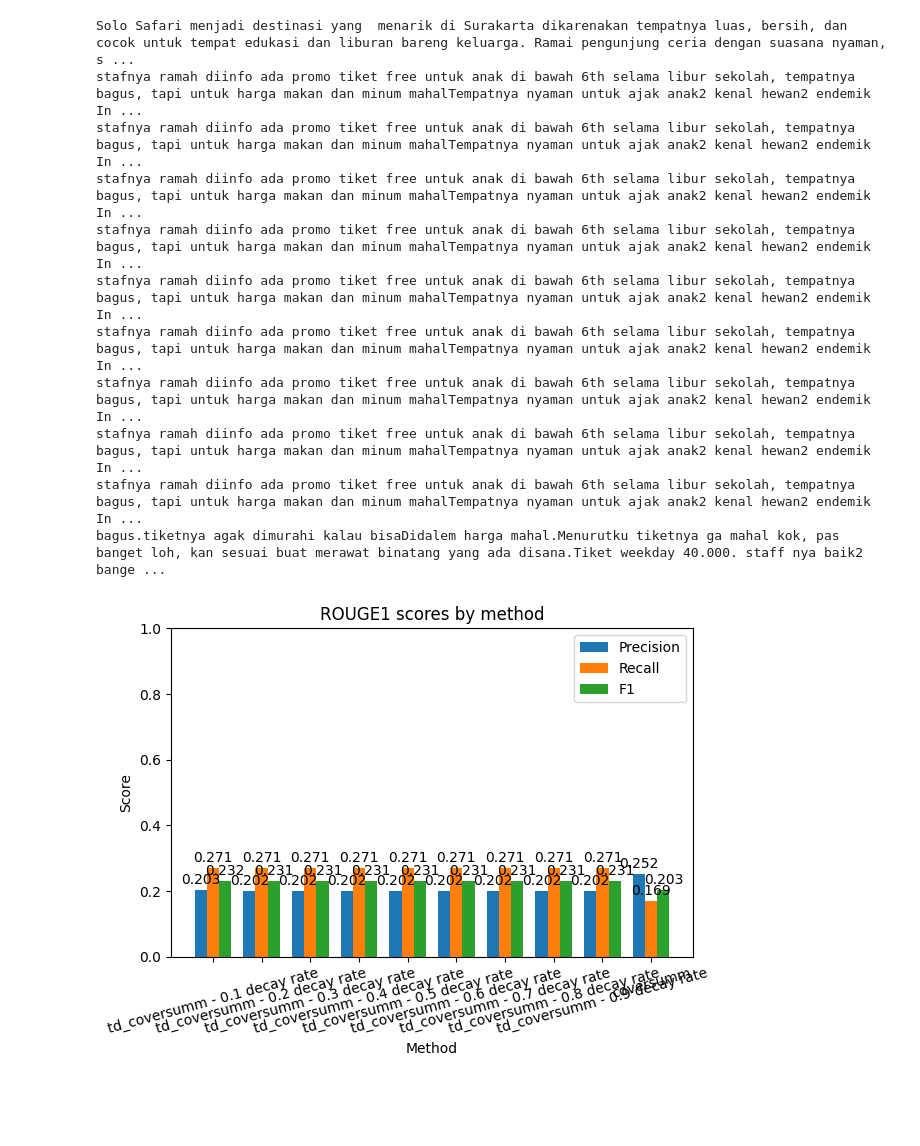
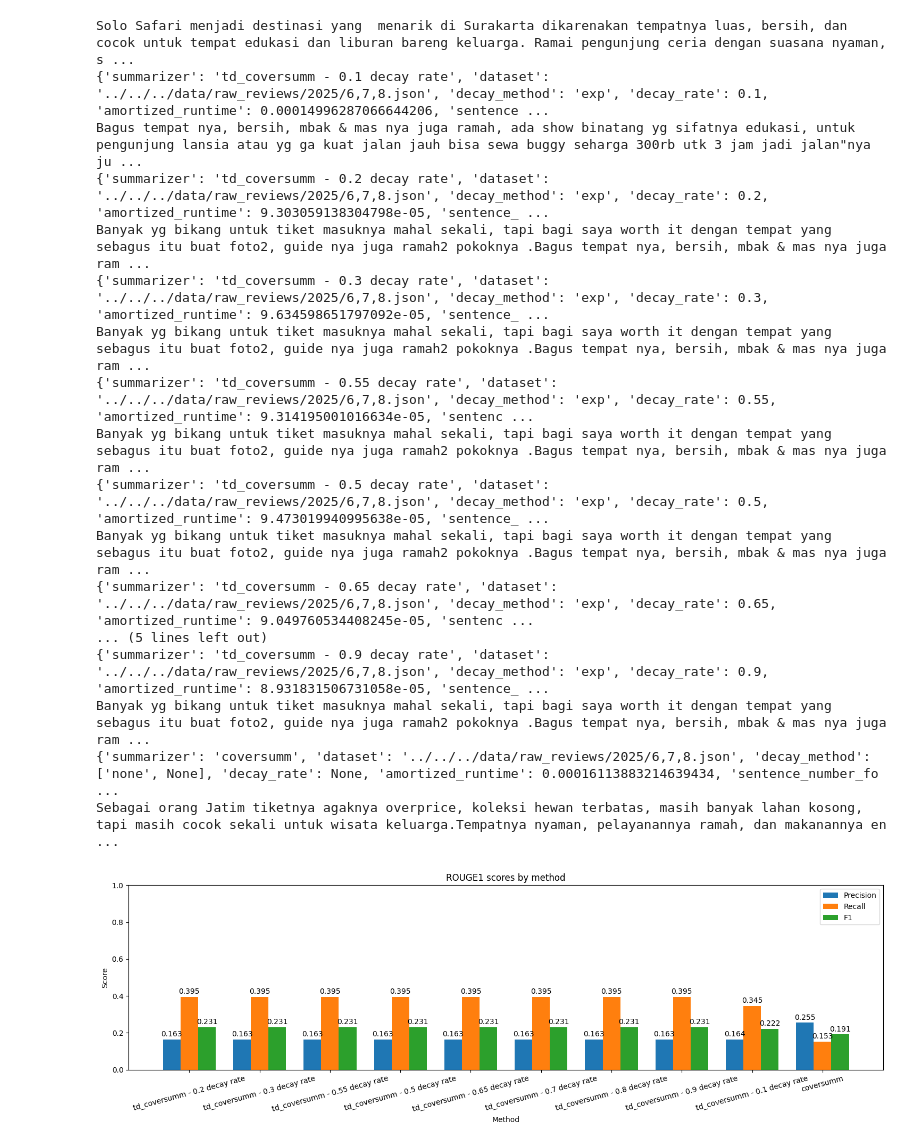
Before and after one commit to CahyaW06/TimeDecay-CoverSumm, a Jupyter notebook: src/functions/evaluate-rouge.ipynb, the cells around one changed output. Drawn from its saved outputs; the diff is of its cells as text; code cells hidden in the pictures; blank space fills up the shorter version.

```diff
--- a/src/functions/evaluate-rouge.ipynb
+++ b/src/functions/evaluate-rouge.ipynb
@@ -3,7 +3,7 @@
 
 from general import load_text, load_json
 
-report_path = '../../outputs/reports/2025/6.json'
+report_path = '../../outputs/reports/2025/6,7,8.json'
 
 reference = load_text('../../data/golden_standard/2025/6,7,8.txt')
 reports = load_json(report_path)
@@ -16,7 +16,7 @@ def plot_metric(df, metric_name):
     x = range(len(df))
     width = 0.25
 
-    fig, ax = plt.subplots(figsize=(10, 5))
+    fig, ax = plt.subplots(figsize=(15, 5))
     bars_p = ax.bar([i - width for i in x], df[f"{metric_name}_precision"], width, label="Precision")
     bars_r = ax.bar(x, df[f"{metric_name}_recall"], width, label="Recall")
     bars_f = ax.bar([i + width for i in x], df[f"{metric_name}_f1"], width, label="F1")
@@ -36,41 +36,47 @@ def plot_metric(df, metric_name):
     plt.show()
 
 def getRougeScore(reference, candidate, metrics=("rouge1", "rouge2","rougeL")):
     print(candidate)
 
     scorer = rouge_scorer.RougeScorer(list(metrics), use_stemmer=True)
     scores = scorer.score(reference, candidate)
 
     out = {}
     for m in metrics:
         out[f"{m}_precision"] = scores[m].precision
         out[f"{m}_recall"]    = scores[m].recall
         out[f"{m}_f1"]        = scores[m].fmeasure
     return out
 
 rows = []
 
 print(reference)
 for report in reports.values():
     method = report["summarizer"]
     candidate = report["summary_text"]
     candidate_score = getRougeScore(reference, candidate)
     rows.append({"method": method, **candidate_score})
 
 df = pd.DataFrame(rows).sort_values("rouge1_recall", ascending=False).reset_index(drop=True)
 
 for metric in ["rouge1", "rouge2", "rougeL"]:
     plot_metric(df, metric)
 # %% [output]
 Solo Safari menjadi destinasi yang  menarik di Surakarta dikarenakan tempatnya luas, bersih, dan cocok untuk tempat edukasi dan liburan bareng keluarga. Ramai pengunjung ceria dengan suasana nyaman, s ...
-stafnya ramah diinfo ada promo tiket free untuk anak di bawah 6th selama libur sekolah, tempatnya bagus, tapi untuk harga makan dan minum mahalTempatnya nyaman untuk ajak anak2 kenal hewan2 endemik In ...
-stafnya ramah diinfo ada promo tiket free untuk anak di bawah 6th selama libur sekolah, tempatnya bagus, tapi untuk harga makan dan minum mahalTempatnya nyaman untuk ajak anak2 kenal hewan2 endemik In ...
-stafnya ramah diinfo ada promo tiket free untuk anak di bawah 6th selama libur sekolah, tempatnya bagus, tapi untuk harga makan dan minum mahalTempatnya nyaman untuk ajak anak2 kenal hewan2 endemik In ...
-stafnya ramah diinfo ada promo tiket free untuk anak di bawah 6th selama libur sekolah, tempatnya bagus, tapi untuk harga makan dan minum mahalTempatnya nyaman untuk ajak anak2 kenal hewan2 endemik In ...
-stafnya ramah diinfo ada promo tiket free untuk anak di bawah 6th selama libur sekolah, tempatnya bagus, tapi untuk harga makan dan minum mahalTempatnya nyaman untuk ajak anak2 kenal hewan2 endemik In ...
-stafnya ramah diinfo ada promo tiket free untuk anak di bawah 6th selama libur sekolah, tempatnya bagus, tapi untuk harga makan dan minum mahalTempatnya nyaman untuk ajak anak2 kenal hewan2 endemik In ...
-stafnya ramah diinfo ada promo tiket free untuk anak di bawah 6th selama libur sekolah, tempatnya bagus, tapi untuk harga makan dan minum mahalTempatnya nyaman untuk ajak anak2 kenal hewan2 endemik In ...
-stafnya ramah diinfo ada promo tiket free untuk anak di bawah 6th selama libur sekolah, tempatnya bagus, tapi untuk harga makan dan minum mahalTempatnya nyaman untuk ajak anak2 kenal hewan2 endemik In ...
-stafnya ramah diinfo ada promo tiket free untuk anak di bawah 6th selama libur sekolah, tempatnya bagus, tapi untuk harga makan dan minum mahalTempatnya nyaman untuk ajak anak2 kenal hewan2 endemik In ...
-bagus.tiketnya agak dimurahi kalau bisaDidalem harga mahal.Menurutku tiketnya ga mahal kok, pas banget loh, kan sesuai buat merawat binatang yang ada disana.Tiket weekday 40.000. staff nya baik2 bange ...
+{'summarizer': 'td_coversumm - 0.1 decay rate', 'dataset': '../../../data/raw_reviews/2025/6,7,8.json', 'decay_method': 'exp', 'decay_rate': 0.1, 'amortized_runtime': 0.00014996287066644206, 'sentence ...
+Bagus tempat nya, bersih, mbak & mas nya juga ramah, ada show binatang yg sifatnya edukasi, untuk pengunjung lansia atau yg ga kuat jalan jauh bisa sewa buggy seharga 300rb utk 3 jam jadi jalan"nya ju ...
+{'summarizer': 'td_coversumm - 0.2 decay rate', 'dataset': '../../../data/raw_reviews/2025/6,7,8.json', 'decay_method': 'exp', 'decay_rate': 0.2, 'amortized_runtime': 9.303059138304798e-05, 'sentence_ ...
+Banyak yg bikang untuk tiket masuknya mahal sekali, tapi bagi saya worth it dengan tempat yang sebagus itu buat foto2, guide nya juga ramah2 pokoknya .Bagus tempat nya, bersih, mbak & mas nya juga ram ...
+{'summarizer': 'td_coversumm - 0.3 decay rate', 'dataset': '../../../data/raw_reviews/2025/6,7,8.json', 'decay_method': 'exp', 'decay_rate': 0.3, 'amortized_runtime': 9.634598651797092e-05, 'sentence_ ...
+Banyak yg bikang untuk tiket masuknya mahal sekali, tapi bagi saya worth it dengan tempat yang sebagus itu buat foto2, guide nya juga ramah2 pokoknya .Bagus tempat nya, bersih, mbak & mas nya juga ram ...
+{'summarizer': 'td_coversumm - 0.55 decay rate', 'dataset': '../../../data/raw_reviews/2025/6,7,8.json', 'decay_method': 'exp', 'decay_rate': 0.55, 'amortized_runtime': 9.314195001016634e-05, 'sentenc ...
+Banyak yg bikang untuk tiket masuknya mahal sekali, tapi bagi saya worth it dengan tempat yang sebagus itu buat foto2, guide nya juga ramah2 pokoknya .Bagus tempat nya, bersih, mbak & mas nya juga ram ...
+{'summarizer': 'td_coversumm - 0.5 decay rate', 'dataset': '../../../data/raw_reviews/2025/6,7,8.json', 'decay_method': 'exp', 'decay_rate': 0.5, 'amortized_runtime': 9.473019940995638e-05, 'sentence_ ...
+Banyak yg bikang untuk tiket masuknya mahal sekali, tapi bagi saya worth it dengan tempat yang sebagus itu buat foto2, guide nya juga ramah2 pokoknya .Bagus tempat nya, bersih, mbak & mas nya juga ram ...
+{'summarizer': 'td_coversumm - 0.65 decay rate', 'dataset': '../../../data/raw_reviews/2025/6,7,8.json', 'decay_method': 'exp', 'decay_rate': 0.65, 'amortized_runtime': 9.049760534408245e-05, 'sentenc ...
+... (5 lines left out)
+{'summarizer': 'td_coversumm - 0.9 decay rate', 'dataset': '../../../data/raw_reviews/2025/6,7,8.json', 'decay_method': 'exp', 'decay_rate': 0.9, 'amortized_runtime': 8.931831506731058e-05, 'sentence_ ...
+Banyak yg bikang untuk tiket masuknya mahal sekali, tapi bagi saya worth it dengan tempat yang sebagus itu buat foto2, guide nya juga ramah2 pokoknya .Bagus tempat nya, bersih, mbak & mas nya juga ram ...
+{'summarizer': 'coversumm', 'dataset': '../../../data/raw_reviews/2025/6,7,8.json', 'decay_method': ['none', None], 'decay_rate': None, 'amortized_runtime': 0.00016113883214639434, 'sentence_number_fo ...
+Sebagai orang Jatim tiketnya agaknya overprice, koleksi hewan terbatas, masih banyak lahan kosong, tapi masih cocok sekali untuk wisata keluarga.Tempatnya nyaman, pelayanannya ramah, dan makanannya en ...
-[figure, old version]
+[figure, new version]
```
Also changed, not shown: parts of 1 cell of this notebook, 1 other file.
